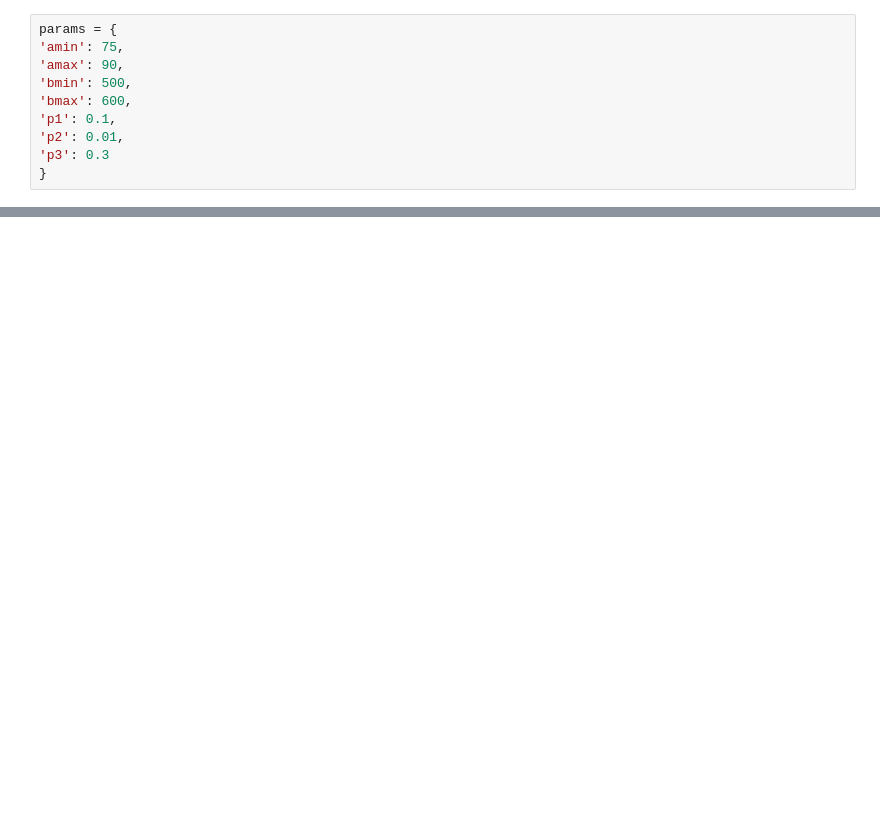
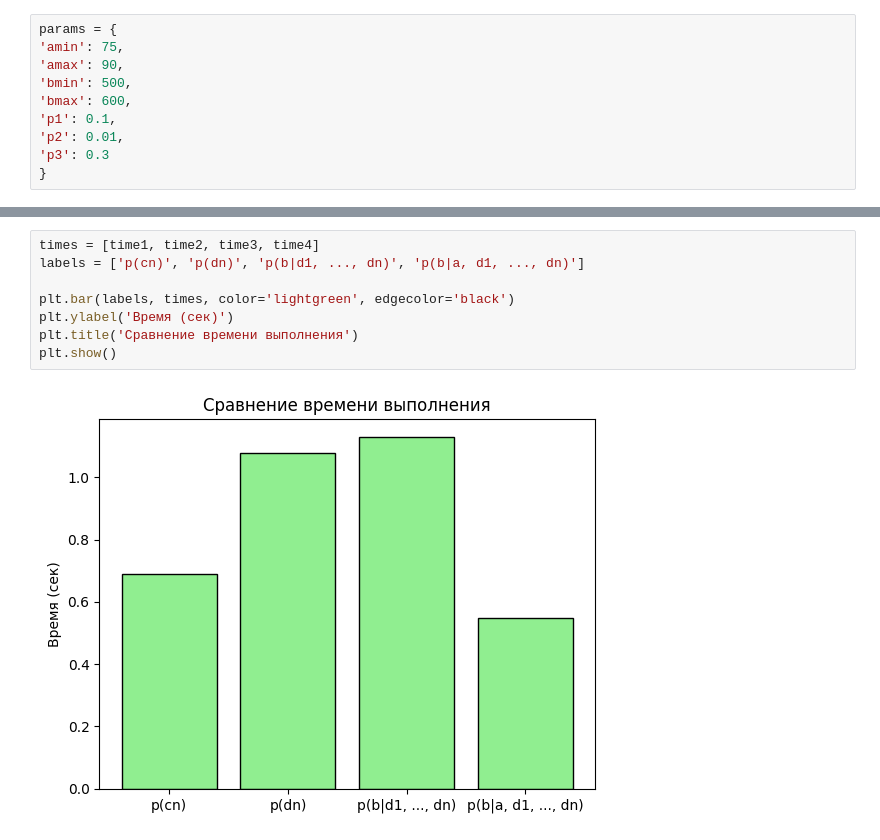
Before and after one commit to Normist300/VMZMO, a Jupyter notebook: P6.ipynb, the cells around one changed output, grey strips where cells are left out. Drawn from its saved outputs; the diff is of its cells as text; blank space fills up the shorter version.

```diff
--- a/P6.ipynb
+++ b/P6.ipynb
@@ -307,0 +336,10 @@ Model 2:
+# %%
+times = [time1, time2, time3, time4]
+labels = ['p(cn)', 'p(dn)', 'p(b|d1, ..., dn)', 'p(b|a, d1, ..., dn)']
+
+plt.bar(labels, times, color='lightgreen', edgecolor='black')
+plt.ylabel('Время (сек)')
+plt.title('Сравнение времени выполнения')
+plt.show()
+# %% [output]
+[figure, added]
```
Also changed, not shown: parts of 10 cells of this notebook, 1 other file.
